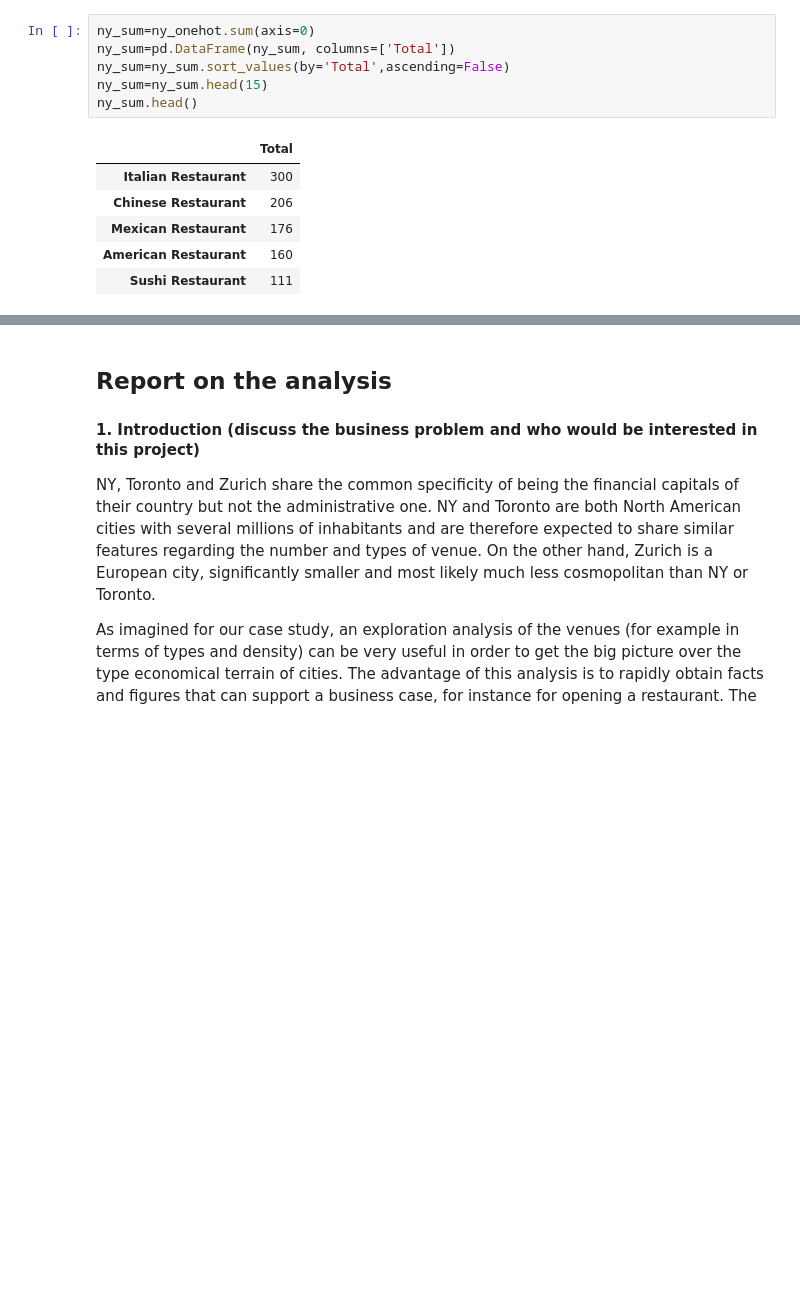
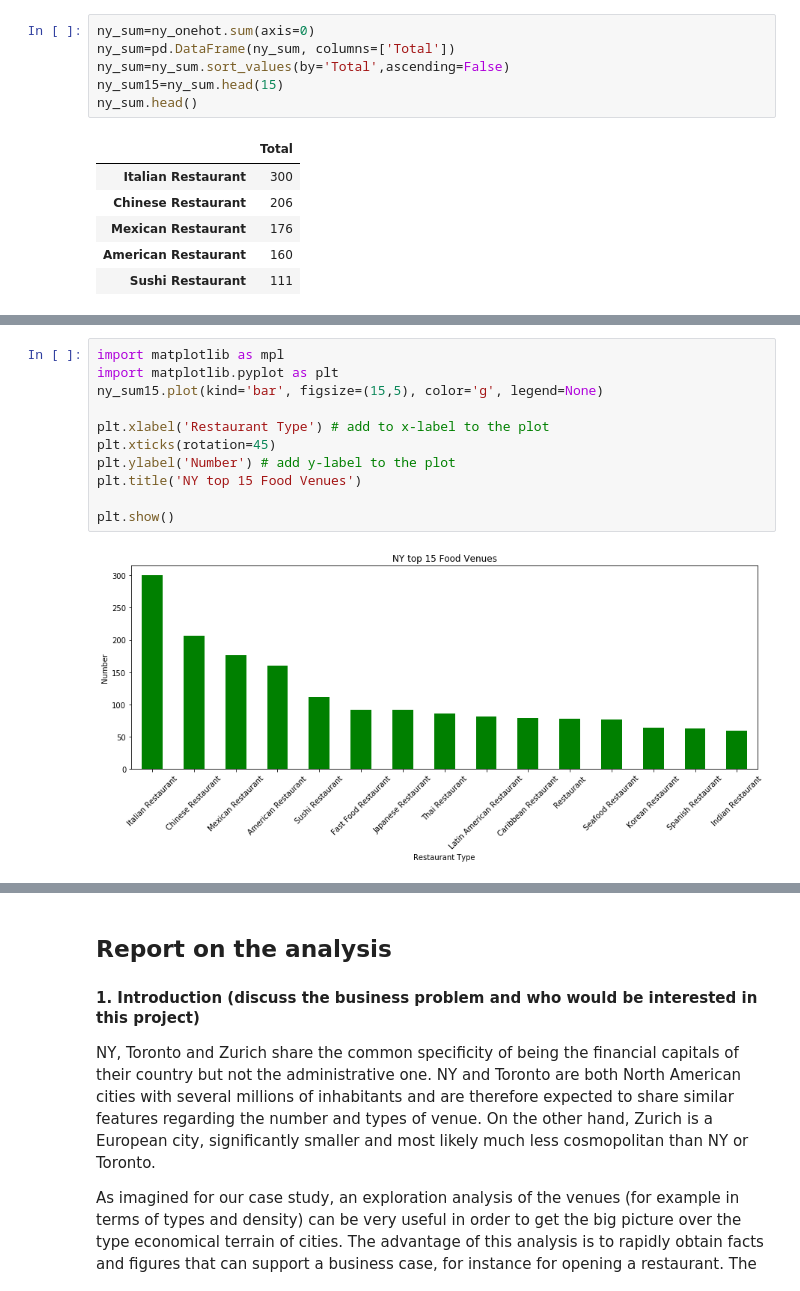
Before and after one commit to Kaeliny/Coursera_Capstone, a Jupyter notebook: Capstone Project - The Battle of Neighborhoods (2).ipynb, the cells around one changed output, grey strips where cells are left out. Drawn from its saved outputs; the diff is of its cells as text; blank space fills up the shorter version.

```diff
--- a/Capstone Project - The Battle of Neighborhoods (2).ipynb
+++ b/Capstone Project - The Battle of Neighborhoods (2).ipynb
@@ -380,7 +380,7 @@ ny_onehot = ny_onehot.filter(regex= regex, axis=1)
 ny_sum=ny_onehot.sum(axis=0)
 ny_sum=pd.DataFrame(ny_sum, columns=['Total'])
 ny_sum=ny_sum.sort_values(by='Total',ascending=False)
-ny_sum=ny_sum.head(15)
+ny_sum15=ny_sum.head(15)
 ny_sum.head()
 # %% [output]
 |  | Total |
@@ -704,6 +704,19 @@ df_nb_neigh.head()
 | 0 | NY | 306 | 33.0 | 8.0 | 90 | ... |
 | 1 | Toronto | 78 | 41.0 | 10.0 | 47 | ... |
 | 2 | Zurich | 36 | 41.0 | 12.0 | 30 | ... |
+# %%
+import matplotlib as mpl
+import matplotlib.pyplot as plt
+ny_sum15.plot(kind='bar', figsize=(15,5), color='g', legend=None)
+
+plt.xlabel('Restaurant Type') # add to x-label to the plot
+plt.xticks(rotation=45)
+plt.ylabel('Number') # add y-label to the plot
+plt.title('NY top 15 Food Venues')
+
+plt.show()
+# %% [output]
+[figure, added]
 # %%
 import matplotlib as mpl
 import matplotlib.pyplot as plt
```
Also changed, not shown: parts of 5 cells of this notebook.
